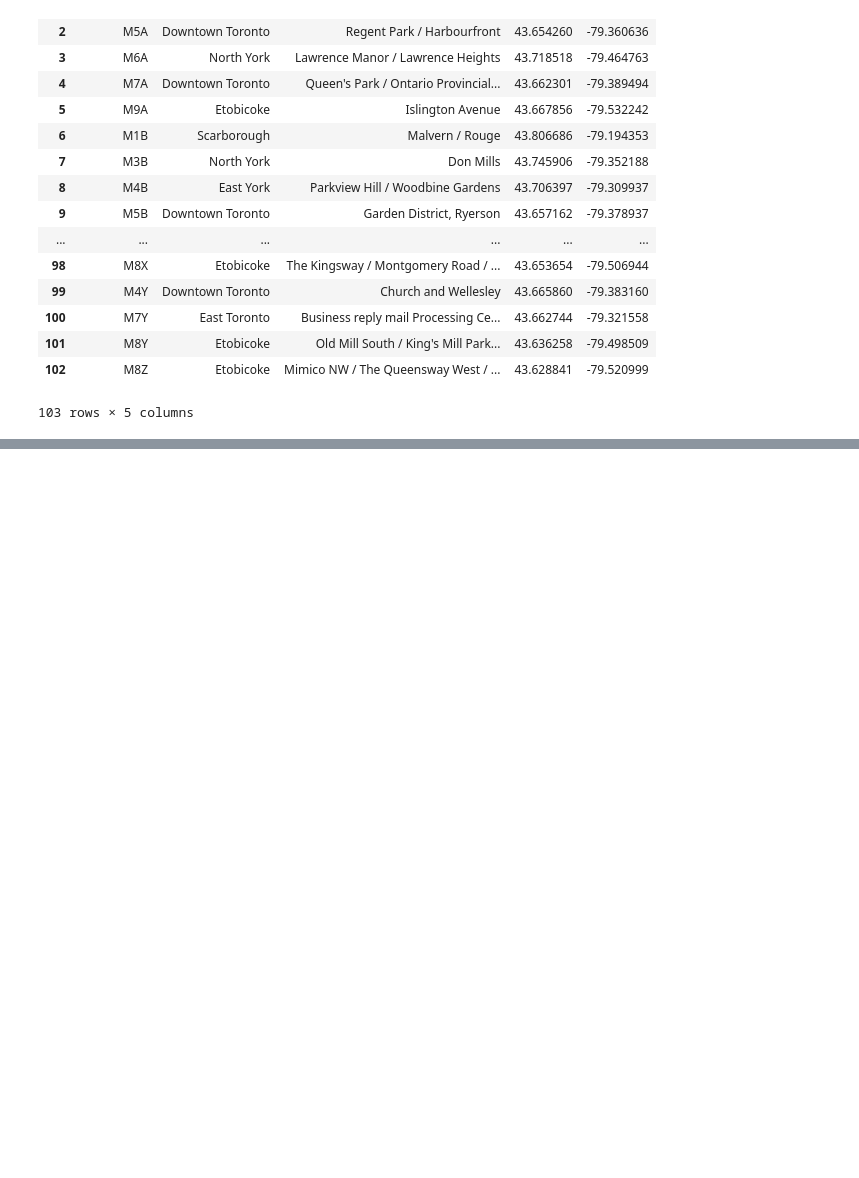
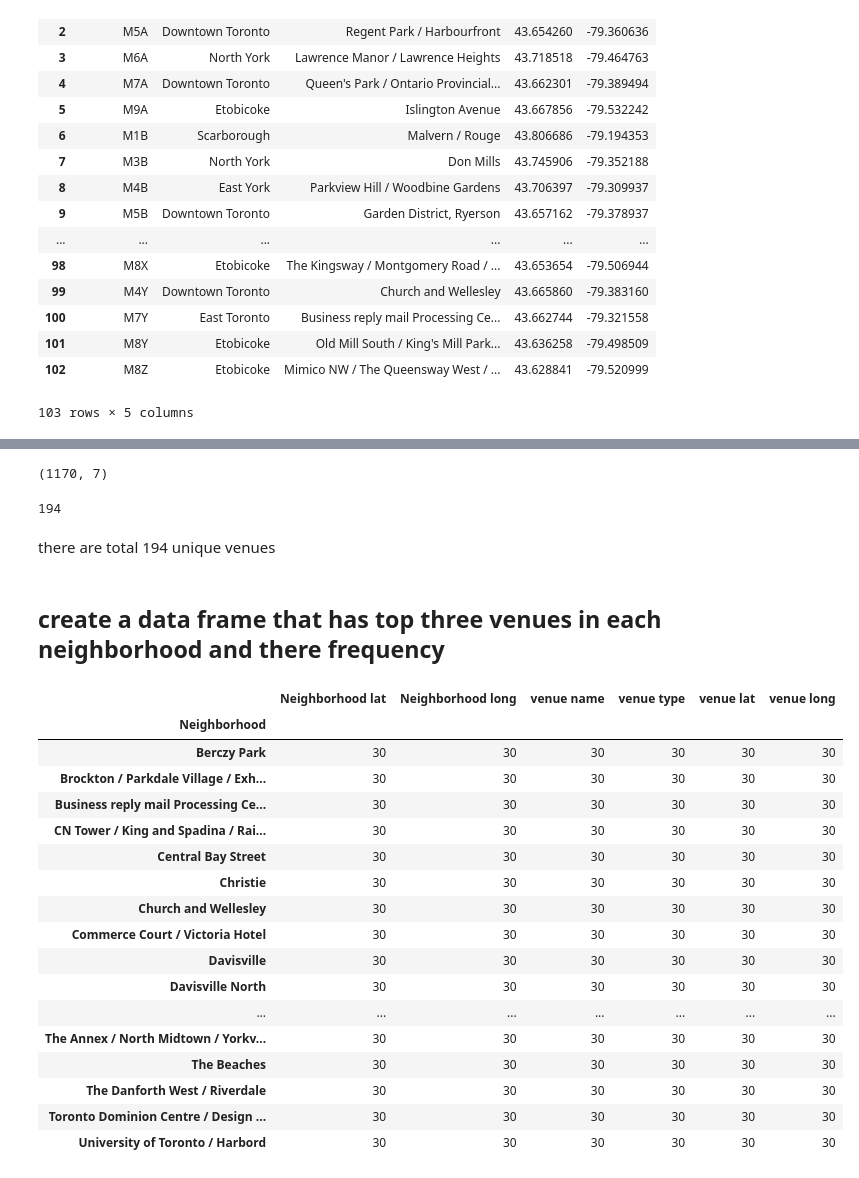
Before and after one commit to pratjn/Capstone-Project, a Jupyter notebook: capstone notebook.ipynb, the cells around one changed output, grey strips where cells are left out. Drawn from its saved outputs; the diff is of its cells as text; code cells hidden in the pictures; blank space fills up the shorter version.

```diff
--- a/capstone notebook.ipynb
+++ b/capstone notebook.ipynb
@@ -101,0 +170,5 @@ df.join(df2).reset_index()
+# %%
+CLIENT_ID = 'WWJDLUUCT0G3GCJHAXDMDNSQZRU24TAGCF3P1QCB0UYYRTG4' # your Foursquare ID
+CLIENT_SECRET = 'KJUIPFAPR143FYMSKABR1FBID2ZN1WYKTHHPH4ASEM5LRRIF' # your Foursquare Secret
+VERSION = '20180604'
+LIMIT = 100
@@ -101,0 +181,14 @@ df.join(df2).reset_index()
+# %%
+def getvenues (names, latitude, longitude, rad = 500):
+    venuelist = []
+    for name, lat, lng in zip(names, latitude, longitude):
+        url = 'https://api.foursquare.com/v2/venues/explore?&client_id={}&client_secret={}&v={}&ll={},{}&radius ={}&limit ={}'.format(CLIENT_ID,CLIENT_SECRET,VERSION,lat,lng,rad,LIMIT)
+        results = requests.get(url).json()
+        data = json_normalize(results['response']['groups'][0]['items'])
+        for i in range(0,len(data)):
+            venuelist.append([name,lat,lng,data['venue.name'][i],data['venue.categories'][i][0]['name'],data['venue.location.lat'][i],data['venue.location.lng'][i]])
+    print (venuelist)
+    return (venuelist)
+# %%
+ven= getvenues(toronto.Neighborhood, toronto.Latitude, toronto.Longitude)
+venues = pd.DataFrame(ven)
@@ -101,0 +197,3 @@ df.join(df2).reset_index()
+# %%
+venues.columns = ['Neighborhood','Neighborhood lat','Neighborhood long','venue name', 'venue type', 'venue lat', 'venue long']
+venues.tail()
@@ -101,0 +207,34 @@ df.join(df2).reset_index()
+# %%
+venues.shape
+# %% [output]
+(1170, 7)
+# %%
+len(venues['venue type'].unique())
+# %% [output]
+194
+# %% [markdown]
+there are total 194 unique venues
+# %% [markdown]
+## create a data frame that has top three venues in each neighborhood and there frequency
+# %%
+## lets find out number of venues in each neighborhood
+venues.groupby(['Neighborhood']).count()
+# %% [output]
+|  | Neighborhood lat | Neighborhood long | venue name | venue type | venue lat | venue long |
+| Neighborhood |  |  |  |  |  |  |
+| Berczy Park | 30 | 30 | 30 | 30 | 30 | 30 |
+| Brockton / Parkdale Village / Exh... | 30 | 30 | 30 | 30 | 30 | 30 |
+| Business reply mail Processing Ce... | 30 | 30 | 30 | 30 | 30 | 30 |
+| CN Tower / King and Spadina / Rai... | 30 | 30 | 30 | 30 | 30 | 30 |
+| Central Bay Street | 30 | 30 | 30 | 30 | 30 | 30 |
+| Christie | 30 | 30 | 30 | 30 | 30 | 30 |
+| Church and Wellesley | 30 | 30 | 30 | 30 | 30 | 30 |
+| Commerce Court / Victoria Hotel | 30 | 30 | 30 | 30 | 30 | 30 |
+| Davisville | 30 | 30 | 30 | 30 | 30 | 30 |
+| Davisville North | 30 | 30 | 30 | 30 | 30 | 30 |
+| ... | ... | ... | ... | ... | ... | ... |
+| The Annex / North Midtown / Yorkv... | 30 | 30 | 30 | 30 | 30 | 30 |
+| The Beaches | 30 | 30 | 30 | 30 | 30 | 30 |
+| The Danforth West / Riverdale | 30 | 30 | 30 | 30 | 30 | 30 |
+| Toronto Dominion Centre / Design ... | 30 | 30 | 30 | 30 | 30 | 30 |
+| University of Toronto / Harbord | 30 | 30 | 30 | 30 | 30 | 30 |
```
Also changed, not shown: parts of 29 cells of this notebook.
